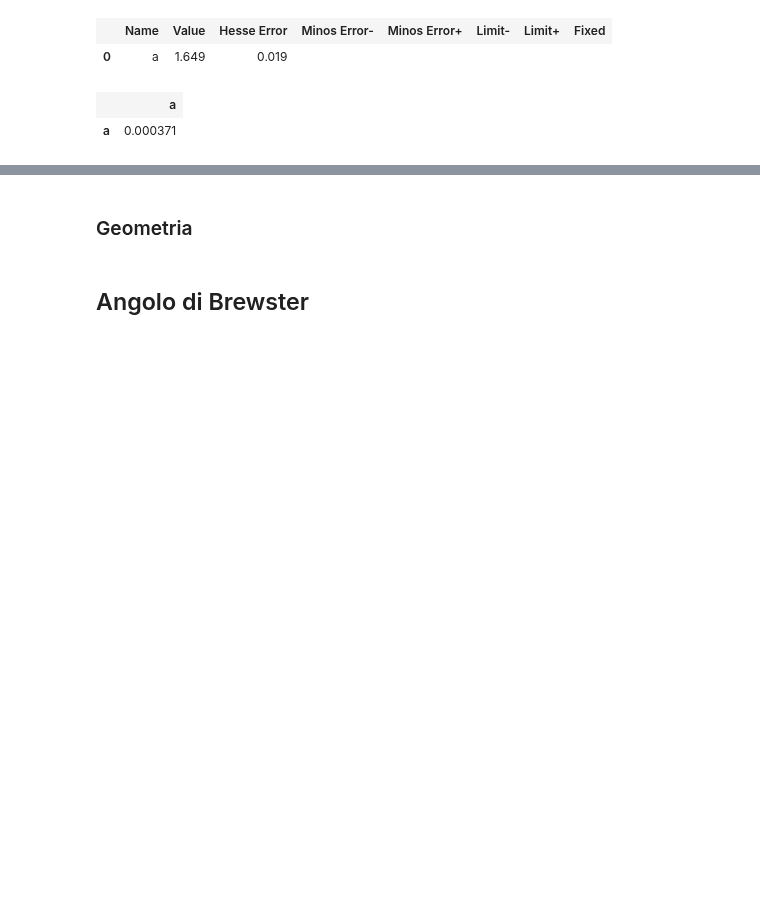
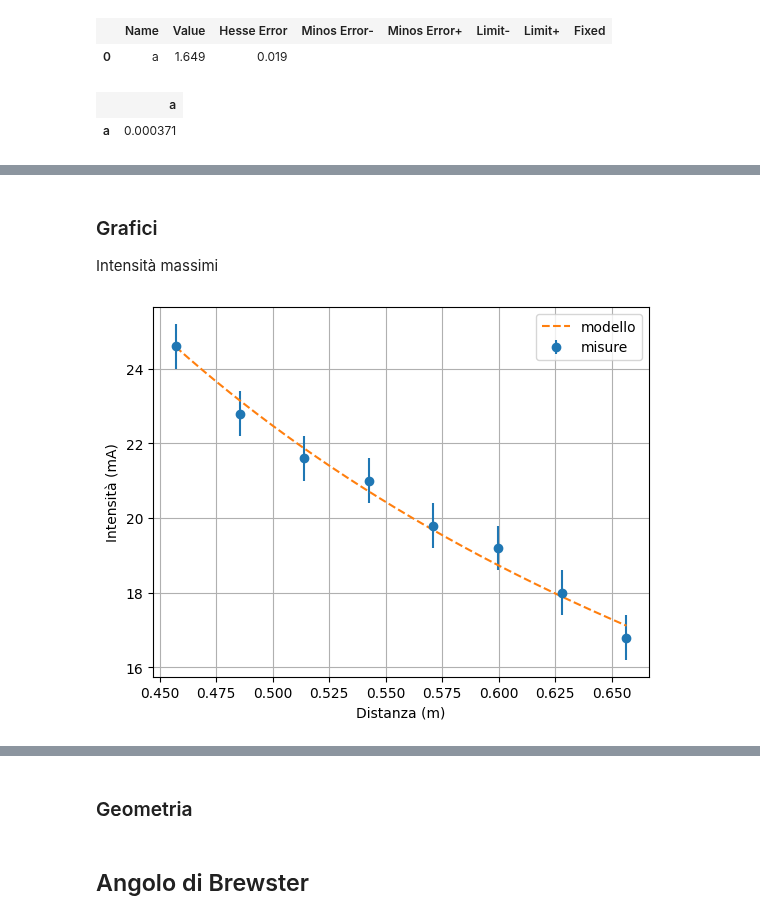
Before and after one commit to ARossiUnimib/Laboratorio-2---Gruppo-21-A.A.-2023-24, a Jupyter notebook: Notebooks/Microonde/Microonde.ipynb, the cells around one changed output, grey strips where cells are left out. Cells and saved outputs as stored; diff of their text form; code cells hidden in the pictures; blank space fills up the shorter version.

Commit message:
modifiche estetiche minori ai grafici primi punti

```diff
--- a/Notebooks/Microonde/Microonde.ipynb
+++ b/Notebooks/Microonde/Microonde.ipynb
@@ -117,6 +132,9 @@ m.hesse()
 display(m)
 #m.visualize()
 
+a1 = m.values["a"]
+err_a1 = m.errors["a"]
+
 minimi_quadrati = LeastSquares(d_min, M_min, err_M, model)
 
 m = Minuit(minimi_quadrati, a=1)
@@ -126,6 +144,10 @@ m.hesse()
 display(m)
 # m.visualize()
 
+
+a2 = m.values["a"]
+err_a2 = m.errors["a"]
+
 minimi_quadrati = LeastSquares(d_min, V_min, err_V, model)
 
 m = Minuit(minimi_quadrati, a=1)
@@ -134,6 +156,9 @@ m.migrad()
 m.hesse()
 display(m)
 
+a3 = m.values["a"]
+err_a3 = m.errors["a"]
+
 minimi_quadrati = LeastSquares(d_max, V_max, err_V, model)
 
 m = Minuit(minimi_quadrati, a=1)
@@ -141,6 +166,9 @@ m = Minuit(minimi_quadrati, a=1)
 m.migrad()
 m.hesse()
 display(m)
+
+a4 = m.values["a"]
+err_a4 = m.errors["a"]
 # %% [output]
 | Migrad |  |
 | FCN = 1.678 (χ²/ndof = 0.2) | Nfcn = 20 |
@@ -184,0 +295,19 @@ display(m)
+# %% [markdown]
+### Grafici
+Intensità massimi
+# %%
+fig,ax = plt.subplots(1,1)
+ax.set_xlabel("Distanza (m)")
+ax.set_ylabel("Intensità (mA)")
+
+x = np.linspace(d_max.min(), d_max.max(), 1000)
+y = a1 / x
+
+ax.errorbar(d_max,M_max,err_M,fmt='o',label='misure')
+ax.plot(x,y,linestyle='--',label='modello')
+
+ax.grid()
+ax.legend()
+plt.show()
+# %% [output]
+[figure, added]
```
Also changed, not shown: parts of 9 cells of this notebook.
